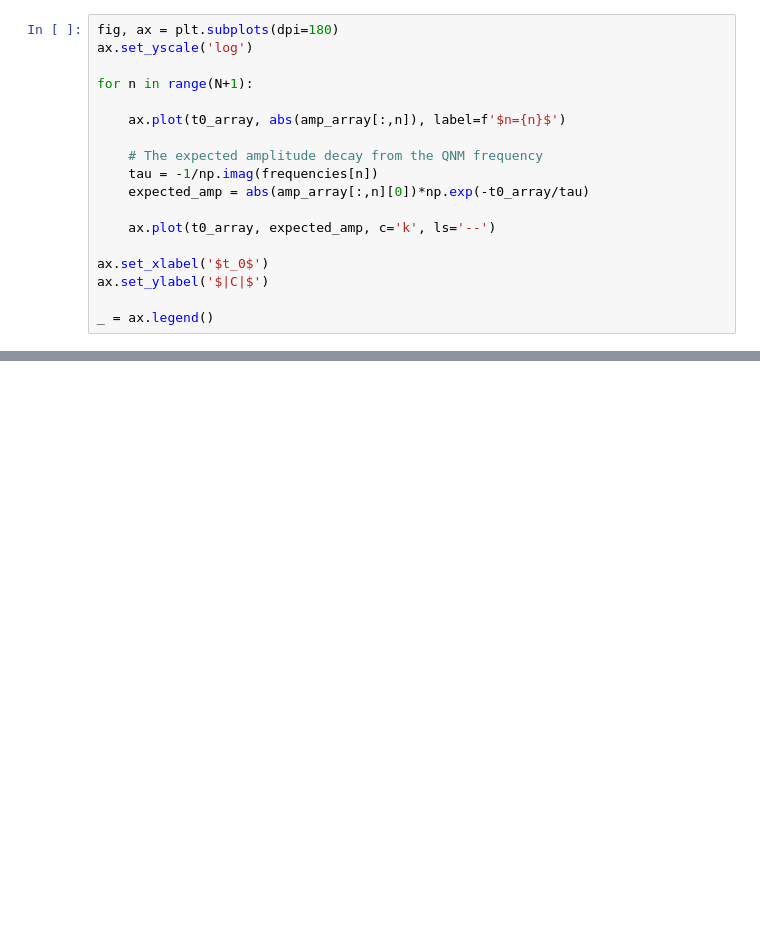
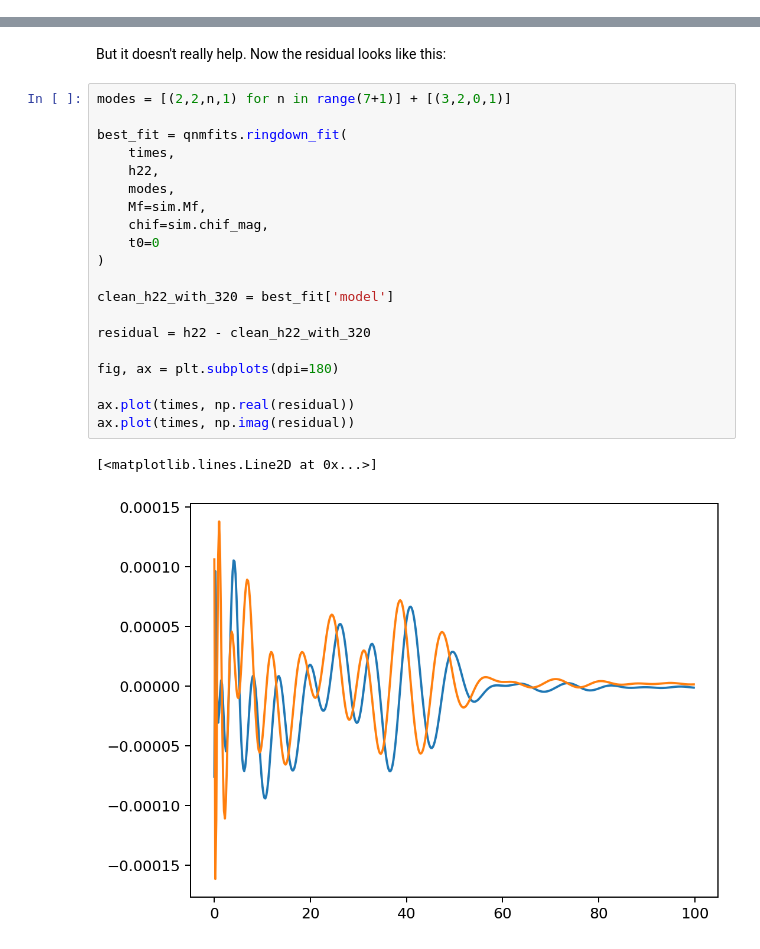
Before and after one commit to eliotfinch/qnmfits, a Jupyter notebook: examples/mode_stability.ipynb, the cells around one changed output, grey strips where cells are left out. Drawn from its saved outputs; the diff is of its cells as text; blank space fills up the shorter version.

```diff
--- a/examples/mode_stability.ipynb
+++ b/examples/mode_stability.ipynb
@@ -260,18 +0,0 @@ amp_array = np.array(amp_list)
-# %%
-fig, ax = plt.subplots(dpi=180)
-ax.set_yscale('log')
-
-for n in range(N+1):
-
-    ax.plot(t0_array, abs(amp_array[:,n]), label=f'$n={n}$')
-
-    # The expected amplitude decay from the QNM frequency
-    tau = -1/np.imag(frequencies[n])
-    expected_amp = abs(amp_array[:,n][0])*np.exp(-t0_array/tau)
-
-    ax.plot(t0_array, expected_amp, c='k', ls='--')
-
-ax.set_xlabel('$t_0$')
-ax.set_ylabel('$|C|$')
-
-_ = ax.legend()
@@ -283,0 +111,25 @@ ax.plot(sim.times[-2000:], sim.h[8,0][-2000:])
+# %% [markdown]
+But it doesn't really help. Now the residual looks like this:
+# %%
+modes = [(2,2,n,1) for n in range(7+1)] + [(3,2,0,1)]
+
+best_fit = qnmfits.ringdown_fit(
+    times,
+    h22,
+    modes,
+    Mf=sim.Mf,
+    chif=sim.chif_mag,
+    t0=0
+)
+
+clean_h22_with_320 = best_fit['model']
+
+residual = h22 - clean_h22_with_320
+
+fig, ax = plt.subplots(dpi=180)
+
+ax.plot(times, np.real(residual))
+ax.plot(times, np.imag(residual))
+# %% [output]
+[<matplotlib.lines.Line2D at 0x...>]
+[figure, added]
```
Also changed, not shown: parts of 42 cells of this notebook.
